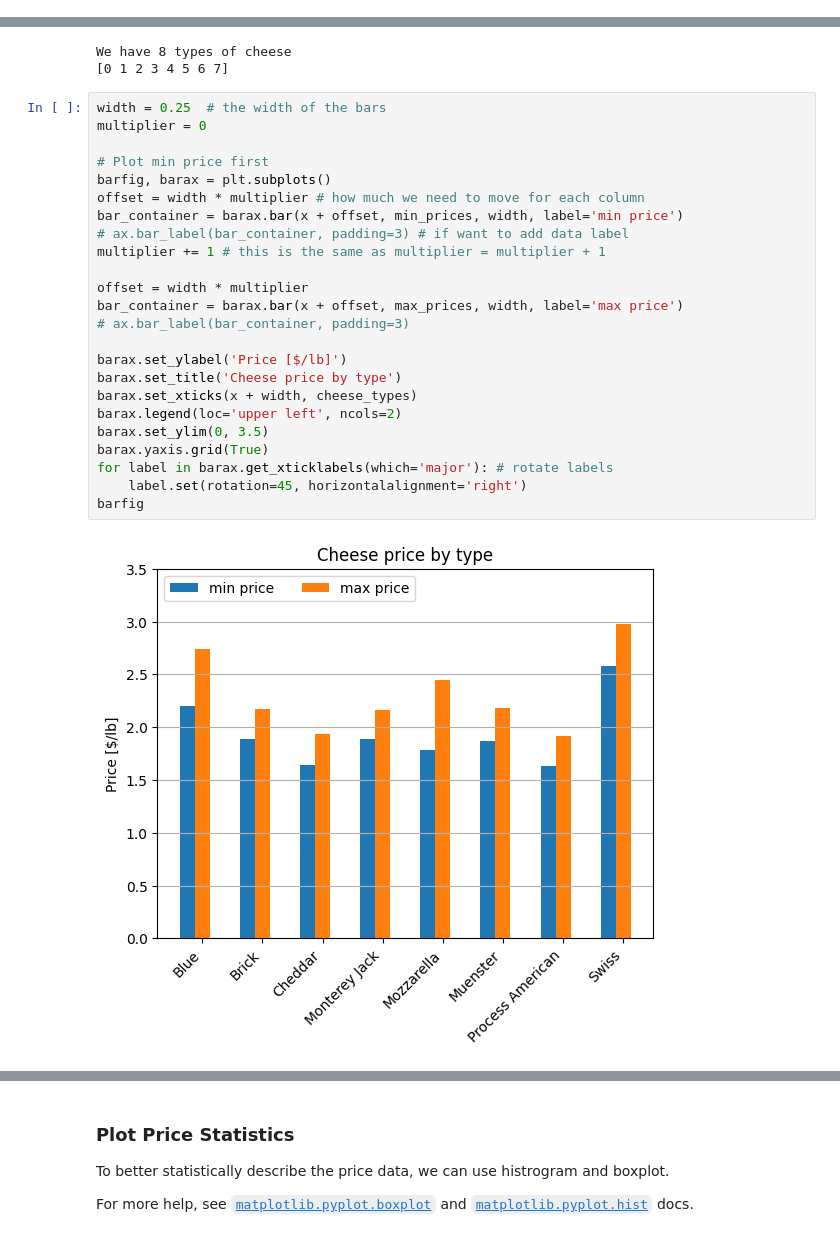
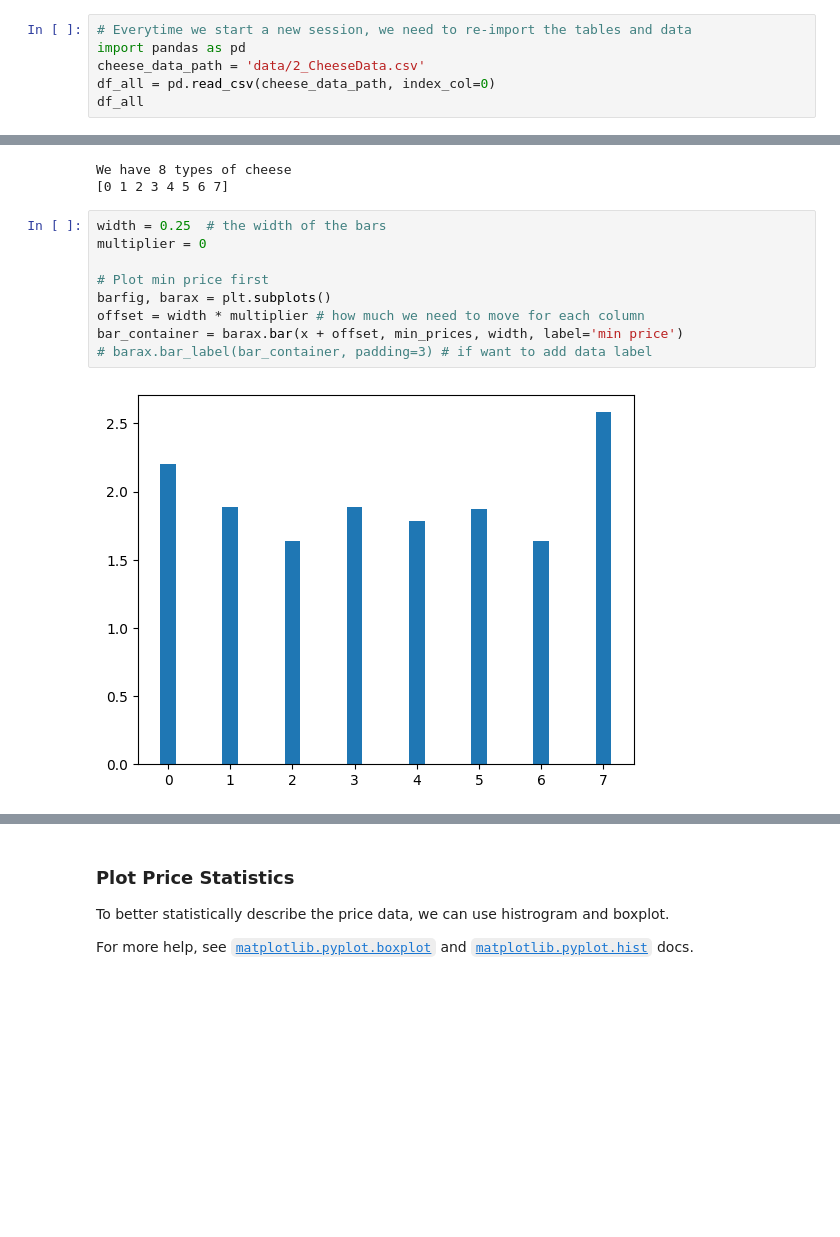
Before and after one commit to yalinli2/EnvEtools, a Jupyter notebook: course_modules/2_USDA_MyMarketNews_Python.ipynb, the cells around one changed output, grey strips where cells are left out. Drawn from its saved outputs; the diff is of its cells as text; blank space fills up the shorter version.

```diff
--- a/course_modules/2_USDA_MyMarketNews_Python.ipynb
+++ b/course_modules/2_USDA_MyMarketNews_Python.ipynb
@@ -300,3 +286,9 @@ Let's say we'd like to see how the min/max of a certain type of cheese fluctuate
 Codes below were based on `matplotlib` [date tick labels](https://matplotlib.org/stable/gallery/text_labels_and_annotations/date.html) example.
 
 <img src="../images/2_price_trend.png" alt="price trend" width=600/>
+# %%
+# Everytime we start a new session, we need to re-import the tables and data
+import pandas as pd
+cheese_data_path = 'data/2_CheeseData.csv'
+df_all = pd.read_csv(cheese_data_path, index_col=0)
+df_all
@@ -559,26 +535,11 @@ We have 8 types of cheese
 # %%
 width = 0.25  # the width of the bars
 multiplier = 0
 
 # Plot min price first
 barfig, barax = plt.subplots()
 offset = width * multiplier # how much we need to move for each column
 bar_container = barax.bar(x + offset, min_prices, width, label='min price')
-# ax.bar_label(bar_container, padding=3) # if want to add data label
-multiplier += 1 # this is the same as multiplier = multiplier + 1
-
-offset = width * multiplier
-bar_container = barax.bar(x + offset, max_prices, width, label='max price')
-# ax.bar_label(bar_container, padding=3)
-
-barax.set_ylabel('Price [$/lb]')
-barax.set_title('Cheese price by type')
-barax.set_xticks(x + width, cheese_types)
-barax.legend(loc='upper left', ncols=2)
-barax.set_ylim(0, 3.5)
-barax.yaxis.grid(True)
-for label in barax.get_xticklabels(which='major'): # rotate labels
-    label.set(rotation=45, horizontalalignment='right')
-barfig
+# barax.bar_label(bar_container, padding=3) # if want to add data label
 # %% [output]
-[figure, old version]
+[figure, new version]
```
Also changed, not shown: parts of 29 cells of this notebook, 1 other file.
